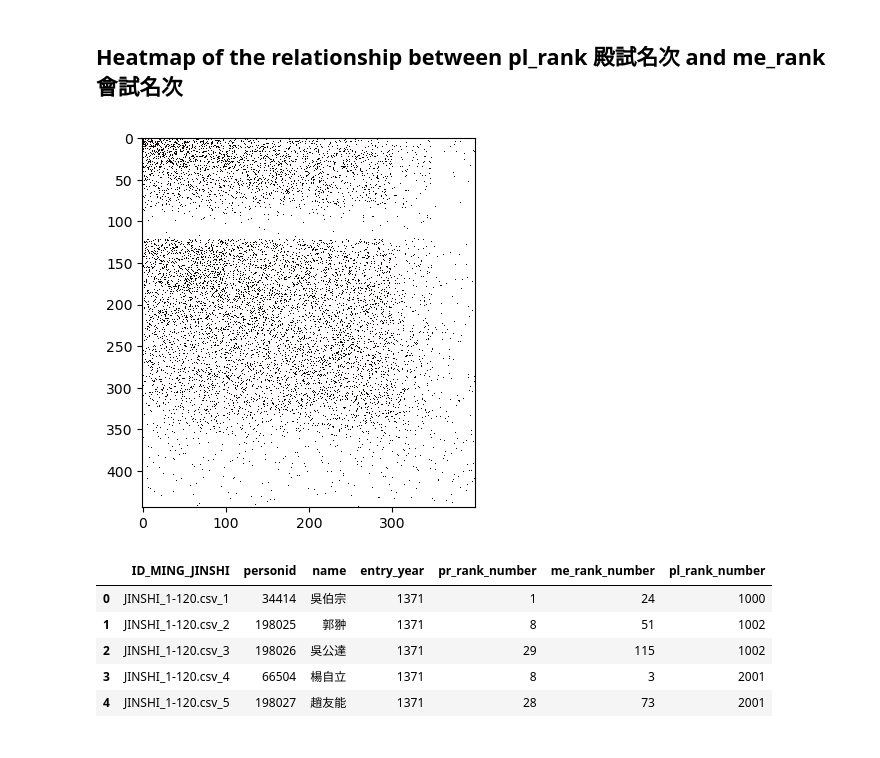
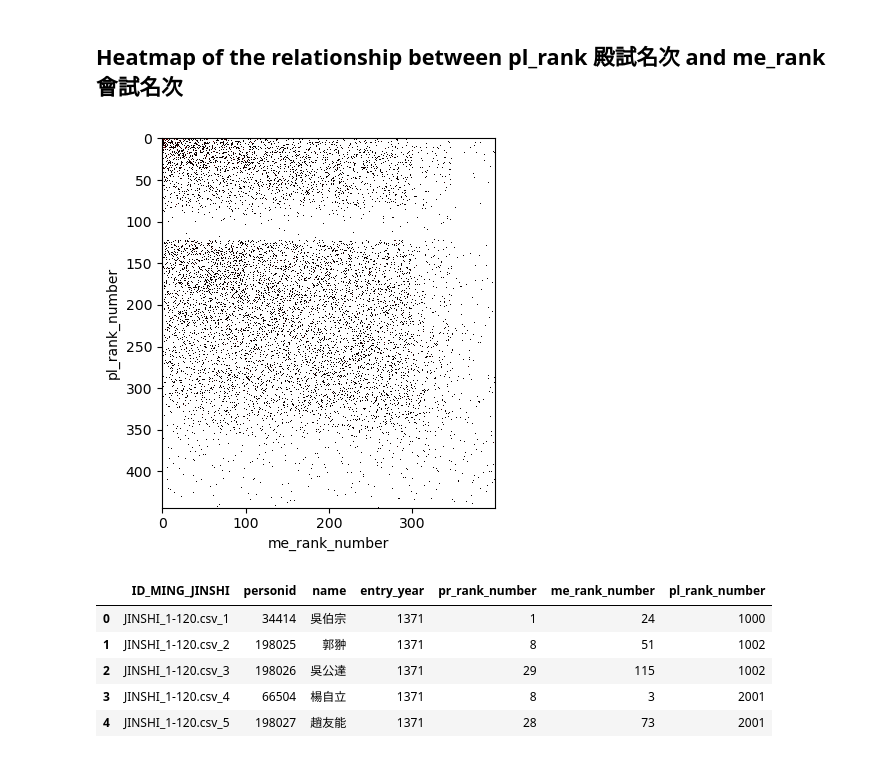
Before and after one commit to sudoghut/ming_provincial_metropolitan_palace_exam_rank_correlation, a Jupyter notebook: ming_provincial_metropolitan_palace_exam_rank_correlation.ipynb, the cells around one changed output. Cells and saved outputs as stored; diff of their text form; code cells hidden in the pictures.

```diff
--- a/ming_provincial_metropolitan_palace_exam_rank_correlation.ipynb
+++ b/ming_provincial_metropolitan_palace_exam_rank_correlation.ipynb
@@ -358,13 +360,15 @@ input_data_df.head()
 # %%
 modified_data_df = input_data_df.copy()
 modified_data_df['pl_rank_number'] *= 1000
 modified_data_df['pl_rank_number'] = modified_data_df['pl_rank_number'].astype(int)
 heatmap_data_pl_pr = modified_data_df.groupby(['pl_rank_number', 'me_rank_number']).size().unstack()
 # heatmap_data_pl_pr = heatmap_data_pl_pr.fillna(0)
+plt.xlabel('me_rank_number')
+plt.ylabel('pl_rank_number')
 plt.imshow(heatmap_data_pl_pr, cmap='hot', interpolation='nearest')
 plt.show()
 # %% [output]
-[figure, old version]
+[figure, new version]
 # %%
 modified_data_df.head()
 # %% [output]
```
Also changed, not shown: parts of 1 cell of this notebook, 1 other file.
